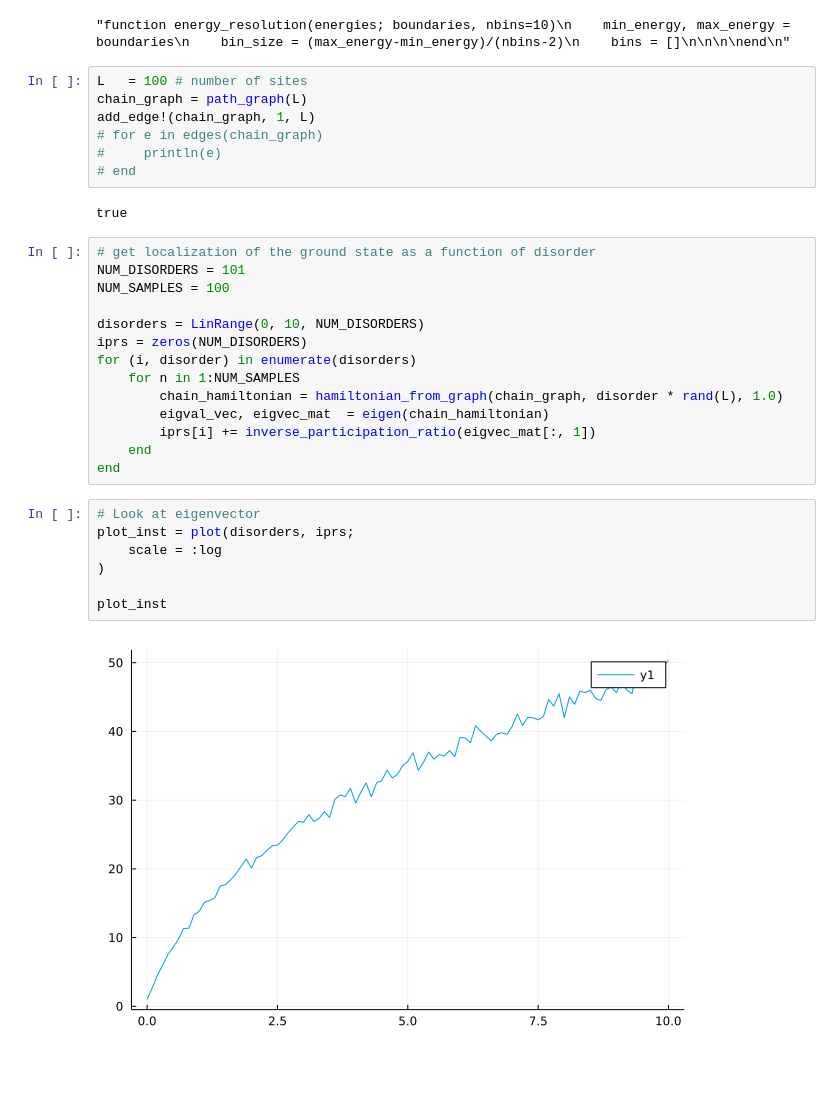
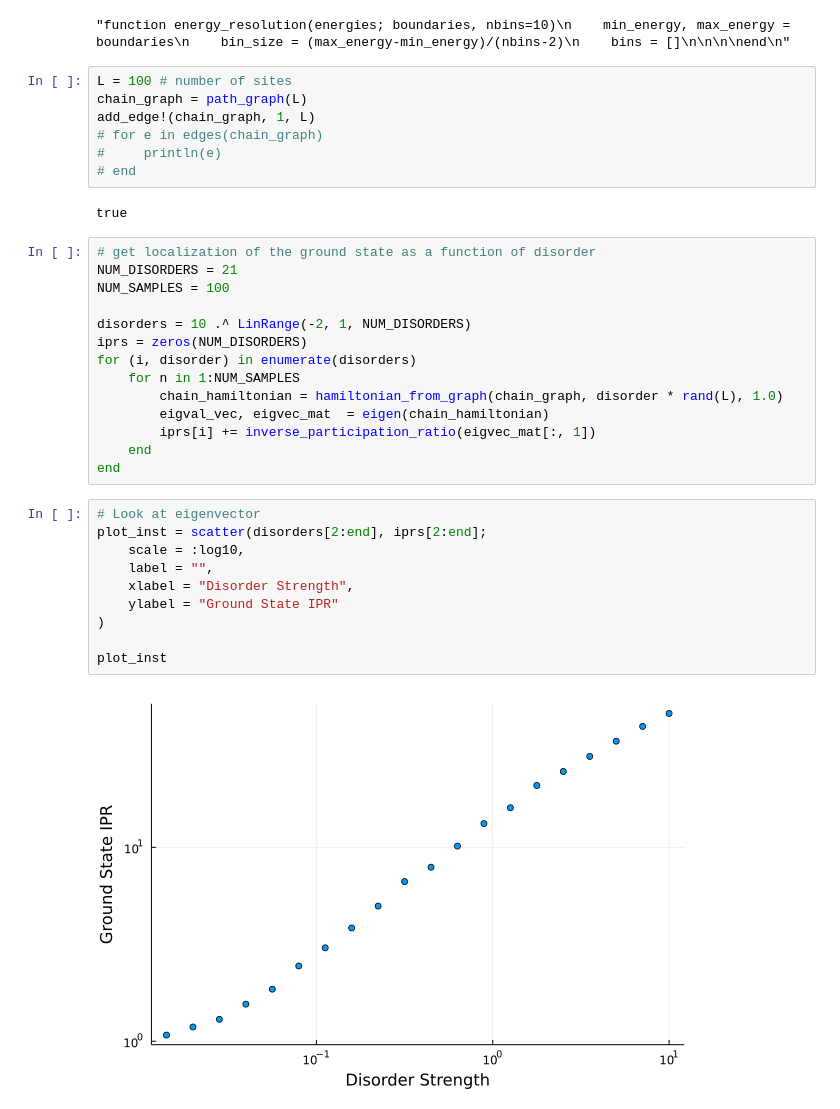
Before and after one commit to jamblejoe/PKS_Julia_Hackathon, a Jupyter notebook: notebooks/other_grahps.ipynb, the cells around one changed output. Drawn from its saved outputs; the diff is of its cells as text; blank space fills up the shorter version.

```diff
--- a/notebooks/other_grahps.ipynb
+++ b/notebooks/other_grahps.ipynb
@@ -6,7 +6,7 @@ include("../src/observables.jl")
 # %% [output]
 "function energy_resolution(energies; boundaries, nbins=10)\n    min_energy, max_energy = boundaries\n    bin_size = (max_energy-min_energy)/(nbins-2)\n    bins = []\n\n\n\nend\n"
 # %%
-L   = 100 # number of sites
+L = 100 # number of sites
 chain_graph = path_graph(L)
 add_edge!(chain_graph, 1, L)
 # for e in edges(chain_graph)
@@ -16,10 +16,10 @@ add_edge!(chain_graph, 1, L)
 true
 # %%
 # get localization of the ground state as a function of disorder
-NUM_DISORDERS = 101
+NUM_DISORDERS = 21
 NUM_SAMPLES = 100
 
-disorders = LinRange(0, 10, NUM_DISORDERS)
+disorders = 10 .^ LinRange(-2, 1, NUM_DISORDERS)
 iprs = zeros(NUM_DISORDERS)
 for (i, disorder) in enumerate(disorders)
     for n in 1:NUM_SAMPLES
@@ -30,10 +30,13 @@ for (i, disorder) in enumerate(disorders)
 end
 # %%
 # Look at eigenvector
-plot_inst = plot(disorders, iprs;
-    scale = :log
+plot_inst = scatter(disorders[2:end], iprs[2:end];
+    scale = :log10,
+    label = "",
+    xlabel = "Disorder Strength",
+    ylabel = "Ground State IPR"
 )
 
 plot_inst
 # %% [output]
-[figure, old version]
+[figure, new version]
```
